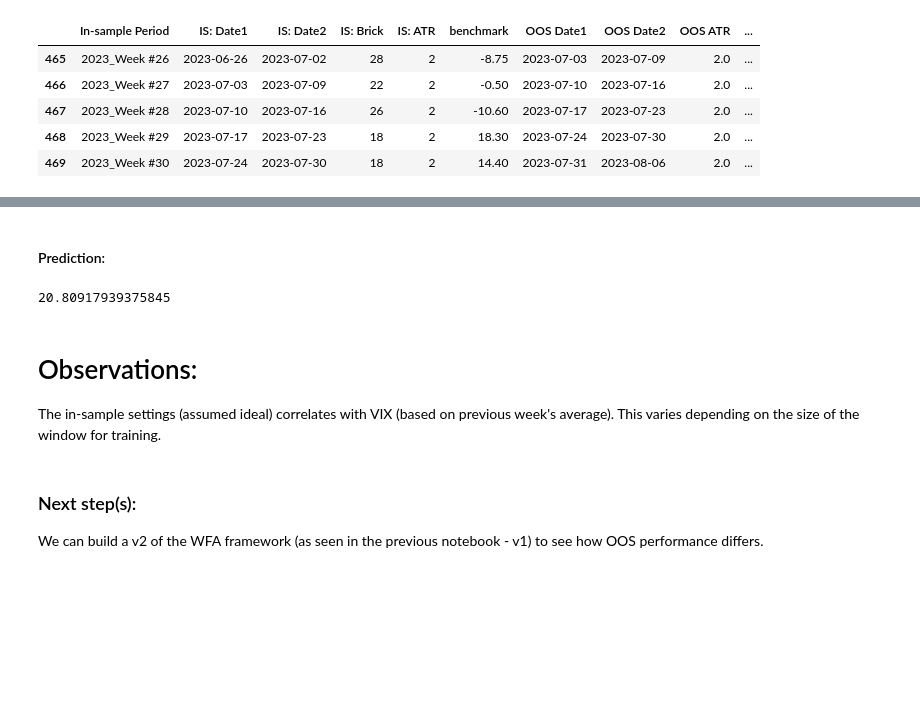
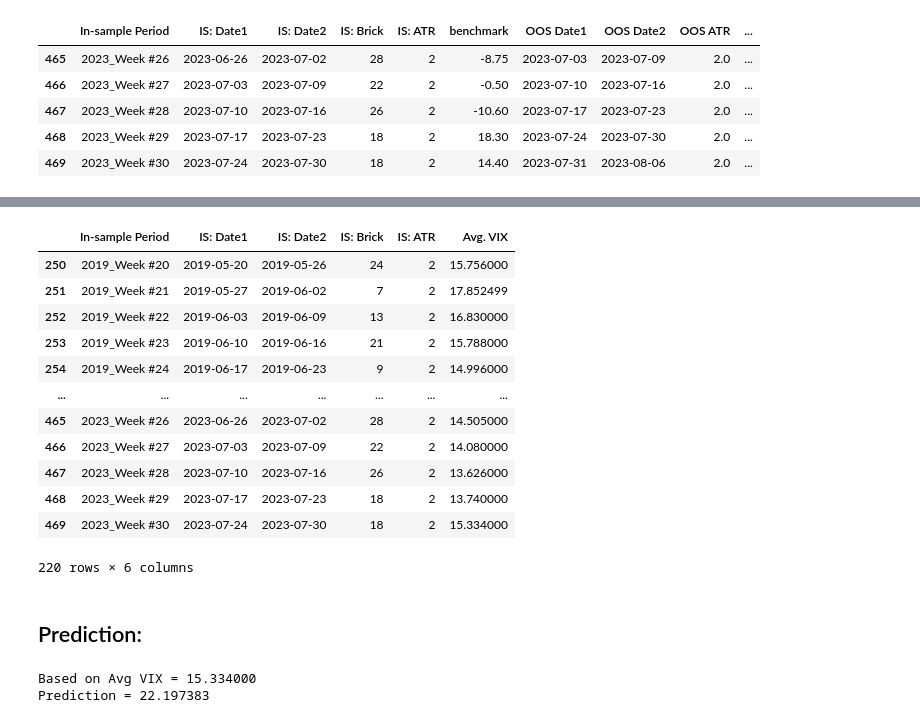
Before and after one commit to kevinhhl/Pinescript-Projects, a Jupyter notebook: Backtesting frameworks/Walk Forward Analysis V1Part2.ipynb, the cells around one changed output, grey strips where cells are left out. Cells and saved outputs as stored; diff of their text form; code cells hidden in the pictures; blank space fills up the shorter version.

```diff
--- a/Backtesting frameworks/Walk Forward Analysis V1Part2.ipynb
+++ b/Backtesting frameworks/Walk Forward Analysis V1Part2.ipynb
@@ -130,0 +92,34 @@ df.tail(10)
+# %%
+def _create_model(lookback, do_norm=False, verbose=False):
+    ''' Helper function to create a the final linear regression model '''
+
+    df = df_wfa_template.copy()[lookback:]
+    df["Avg. VIX"] = df["In-sample Period"].map(df_vix.set_index("In-sample Period")["Avg. VIX"])
+    df = df[['In-sample Period', 'IS: Date1', 'IS: Date2', 'IS: Brick', 'IS: ATR', 'Avg. VIX']] #, 'OOS Date1', 'OOS Date2', 'OOS ATR', 'OOS Brick' ]]
+
+    if verbose:
+        print("Correlation between Avg. VIX (Weekly) and the IS: Brick: \n = {}".format(df[['IS: Brick', 'Avg. VIX']].corr().iloc[0, 1]))
+
+    _df = df.copy()
+    _df.set_index('IS: Date1', inplace=True)
+
+    # Create a linear regression model
+    model = LinearRegression()
+    _df = df.dropna()
+
+    # Define the features and the target
+    X_train = _df['Avg. VIX'].values.reshape(-1, 1)
+    y_train = _df['IS: Brick'].values.reshape(-1, 1)
+
+    scaler = StandardScaler()
+    if do_norm:
+        # Normalize the data
+        X_train = scaler.fit_transform(X_train)
+        y_train = scaler.fit_transform(y_train)
+    else:
+        pass
+
+    # Fit the model to the training data
+    model.fit(X_train, y_train)
+
+    return model, scaler, X_train, y_train, df
@@ -131,13 +145,33 @@ df.tail(10)
+# %%
+final_df_wfa
+# %% [output]
+|  | In-sample Period | IS: Date1 | IS: Date2 | IS: Brick | IS: ATR | Avg. VIX |
+| 250 | 2019_Week #20 | 2019-05-20 | 2019-05-26 | 24 | 2 | 15.756000 |
+| 251 | 2019_Week #21 | 2019-05-27 | 2019-06-02 | 7 | 2 | 17.852499 |
+| 252 | 2019_Week #22 | 2019-06-03 | 2019-06-09 | 13 | 2 | 16.830000 |
+| 253 | 2019_Week #23 | 2019-06-10 | 2019-06-16 | 21 | 2 | 15.788000 |
+| 254 | 2019_Week #24 | 2019-06-17 | 2019-06-23 | 9 | 2 | 14.996000 |
+| ... | ... | ... | ... | ... | ... | ... |
+| 465 | 2023_Week #26 | 2023-06-26 | 2023-07-02 | 28 | 2 | 14.505000 |
+| 466 | 2023_Week #27 | 2023-07-03 | 2023-07-09 | 22 | 2 | 14.080000 |
+| 467 | 2023_Week #28 | 2023-07-10 | 2023-07-16 | 26 | 2 | 13.626000 |
+| 468 | 2023_Week #29 | 2023-07-17 | 2023-07-23 | 18 | 2 | 13.740000 |
+| 469 | 2023_Week #30 | 2023-07-24 | 2023-07-30 | 18 | 2 | 15.334000 |
+220 rows × 6 columns
 # %% [markdown]
-#### Prediction:
+## Prediction:
-# %%
-X_test = [[df.tail(1)['Avg. VIX'].iloc[0]]]
-model.predict(X_test).item()
-# %% [output]
-20.80917939375845
-# %% [markdown]
-# Observations:
-The in-sample settings (assumed ideal) correlates with VIX (based on previous week's average). This varies depending on the size of the window for training.
-# %% [markdown]
-### Next step(s):
-We can build a v2 of the WFA framework (as seen in the previous notebook - v1) to see how OOS performance differs.
+# %%
+_last_vix = final_df_wfa.tail(1)['Avg. VIX'].iloc[0]
+X_test = [[_last_vix]]
+
+print("Based on Avg VIX = {:f}".format(X_test[0][0]))
+
+if DO_NORM:
+    prediction = final_scaler.inverse_transform(final_model.predict(X_test)).item()
+else:
+    prediction = final_model.predict(X_test).item()
+
+print("Prediction = {:f}".format(prediction))
+# %% [output]
+Based on Avg VIX = 15.334000
+Prediction = 22.197383
```
Also changed, not shown: parts of 17 cells of this notebook.
